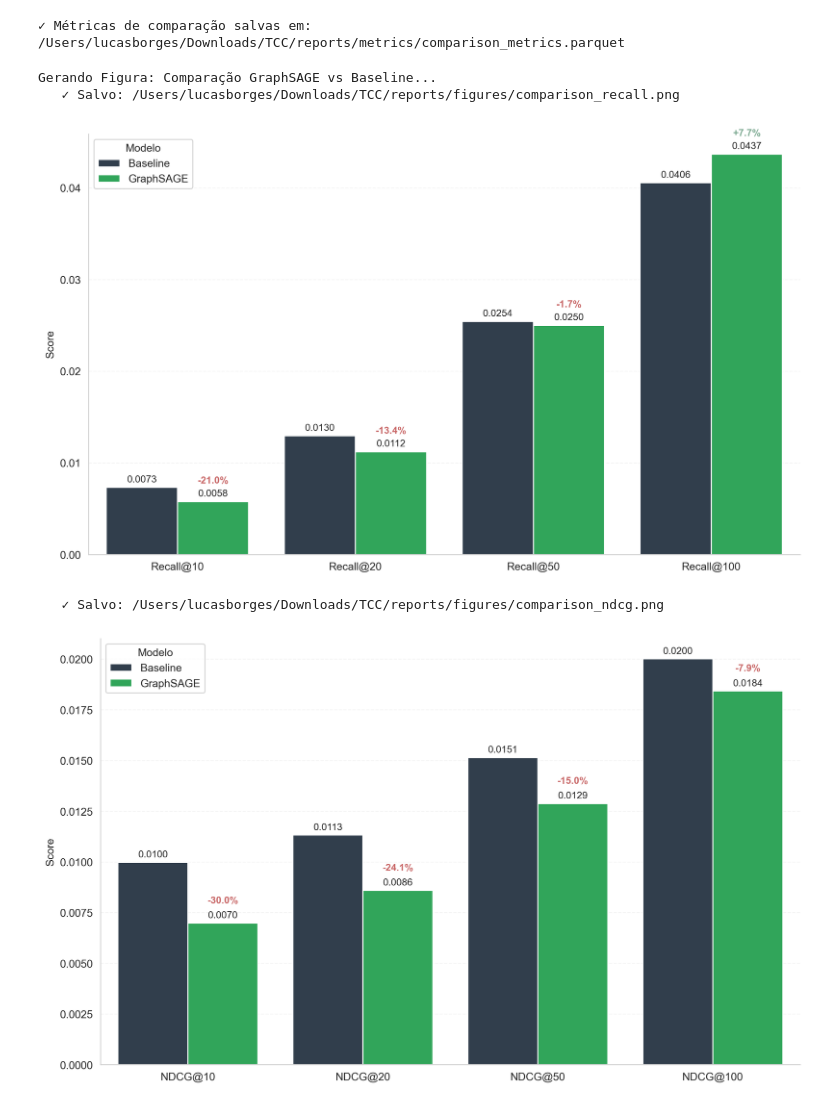
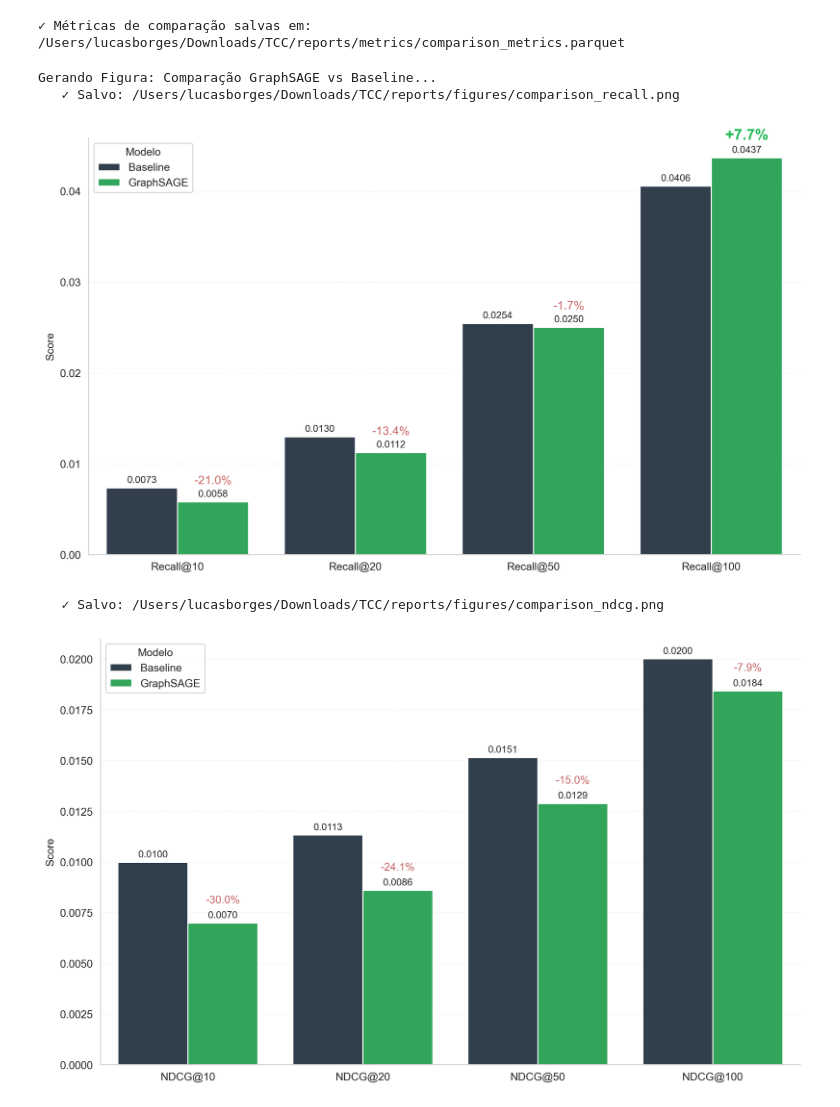
Before and after one commit to lucasborgs/music-recsys-gnn, a Jupyter notebook: codes/S9_baselines.ipynb, the cells around one changed output. Drawn from its saved outputs; the diff is of its cells as text; code cells hidden in the pictures.

```diff
--- a/codes/S9_baselines.ipynb
+++ b/codes/S9_baselines.ipynb
@@ -545,9 +545,12 @@ def plot_comparison():
         uplift = uplifts[metric]
         x_pos = bars_model[i].get_x() + bars_model[i].get_width() / 2
         y_offset = max(val_model * 0.02, 0.002)
-        ax1.text(x_pos, val_model + y_offset, f"{uplift:+.1f}%",
-                 color=C_ACCENT if uplift > 0 else C_HIGHLIGHT,
-                 ha='center', fontweight='bold', fontsize=9)
+        if uplift > 0:
+            ax1.text(x_pos, val_model + y_offset, f"{uplift:+.1f}%",
+                     color=C_PRIMARY, ha='center', fontweight='black', fontsize=14)
+        else:
+            ax1.text(x_pos, val_model + y_offset, f"{uplift:+.1f}%",
+                     color=C_HIGHLIGHT, ha='center', fontweight='normal', fontsize=11)
 
     ax1.set_ylabel('Score')
     ax1.set_xlabel('')
@@ -566,36 +569,40 @@ def plot_comparison():
     df_ndcg = df_comp[df_comp['Métrica'].str.startswith('NDCG')]
 
     ax2 = sns.barplot(data=df_ndcg, x='Métrica', y='Valor', hue='Modelo',
                      palette=palette, edgecolor='white', linewidth=1)
 
     for container in ax2.containers:
         ax2.bar_label(container, fmt='%.4f', padding=3, fontsize=9)
 
     bars_model = ax2.containers[1]
     for i, metric in enumerate(ndcg_metrics):
         val_model = bars_model[i].get_height()
         uplift = uplifts[metric]
         x_pos = bars_model[i].get_x() + bars_model[i].get_width() / 2
         y_offset = max(val_model * 0.02, 0.001)
-        ax2.text(x_pos, val_model + y_offset, f"{uplift:+.1f}%",
-                 color=C_ACCENT if uplift > 0 else C_HIGHLIGHT,
-                 ha='center', fontweight='bold', fontsize=9)
+        if uplift > 0:
+            ax2.text(x_pos, val_model + y_offset, f"{uplift:+.1f}%",
+                     color=C_PRIMARY, ha='center', fontweight='black', fontsize=14,
+                     bbox=dict(boxstyle='round,pad=0.2', alpha=0.85))
+        else:
+            ax2.text(x_pos, val_model + y_offset, f"{uplift:+.1f}%",
+                     color=C_HIGHLIGHT, ha='center', fontweight='normal', fontsize=10)
 
     ax2.set_ylabel('Score')
     ax2.set_xlabel('')
     sns.despine()
     plt.grid(axis='y', alpha=0.2, linestyle='--')
     plt.tight_layout()
 
     save_path = P['figures'] / "comparison_ndcg.png"
     plt.savefig(save_path, dpi=300, bbox_inches='tight', format='png')
     print(f"   ✓ Salvo: {save_path}")
     plt.show()
 
 plot_comparison()
 # %% [output]
 Gerando Figura: Comparação GraphSAGE vs Baseline...
    ✓ Salvo: /Users/lucasborges/Downloads/TCC/reports/figures/comparison_recall.png
-[figure, old version]
+[figure, new version]
    ✓ Salvo: /Users/lucasborges/Downloads/TCC/reports/figures/comparison_ndcg.png
 [figure]
```
Also changed, not shown: 15 other files.
